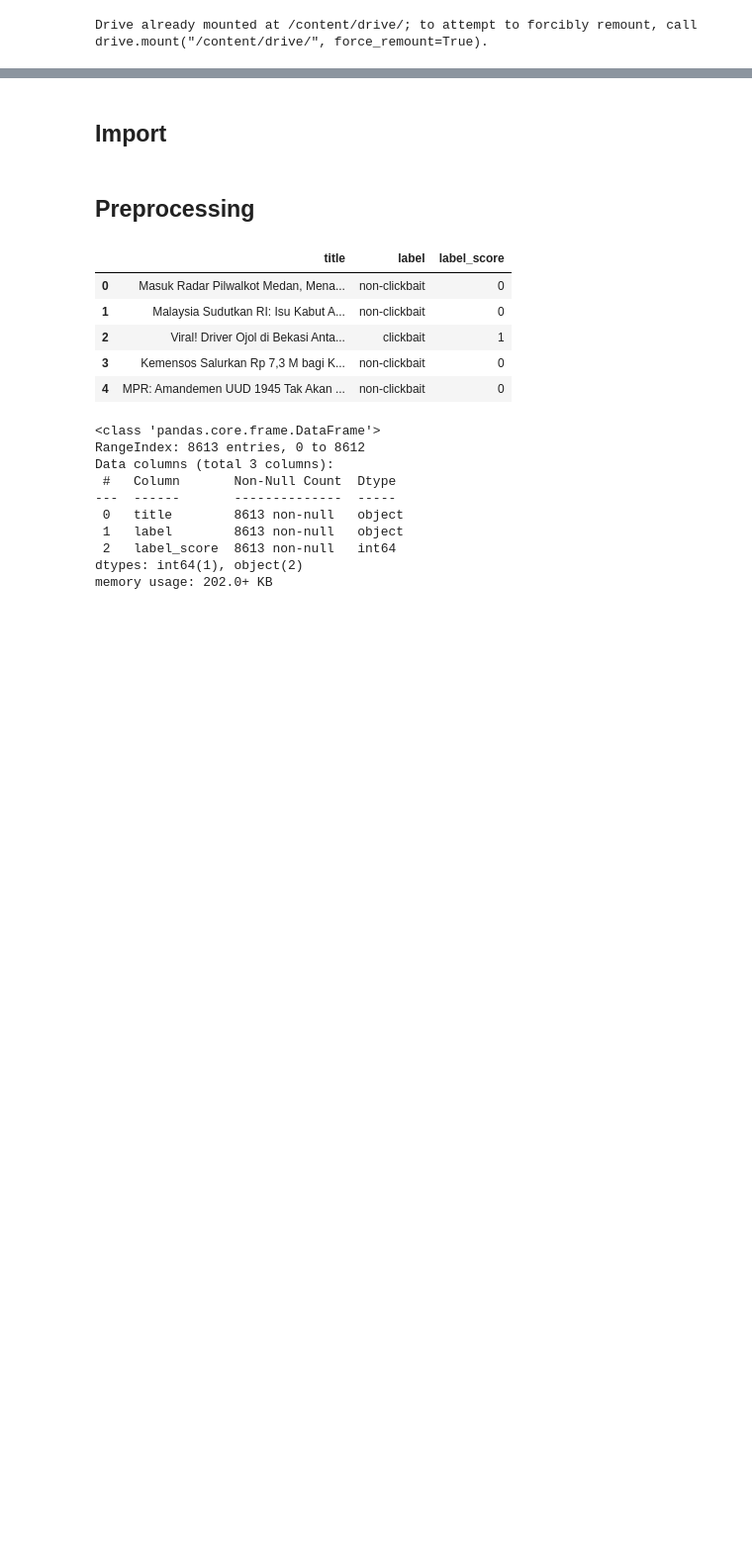
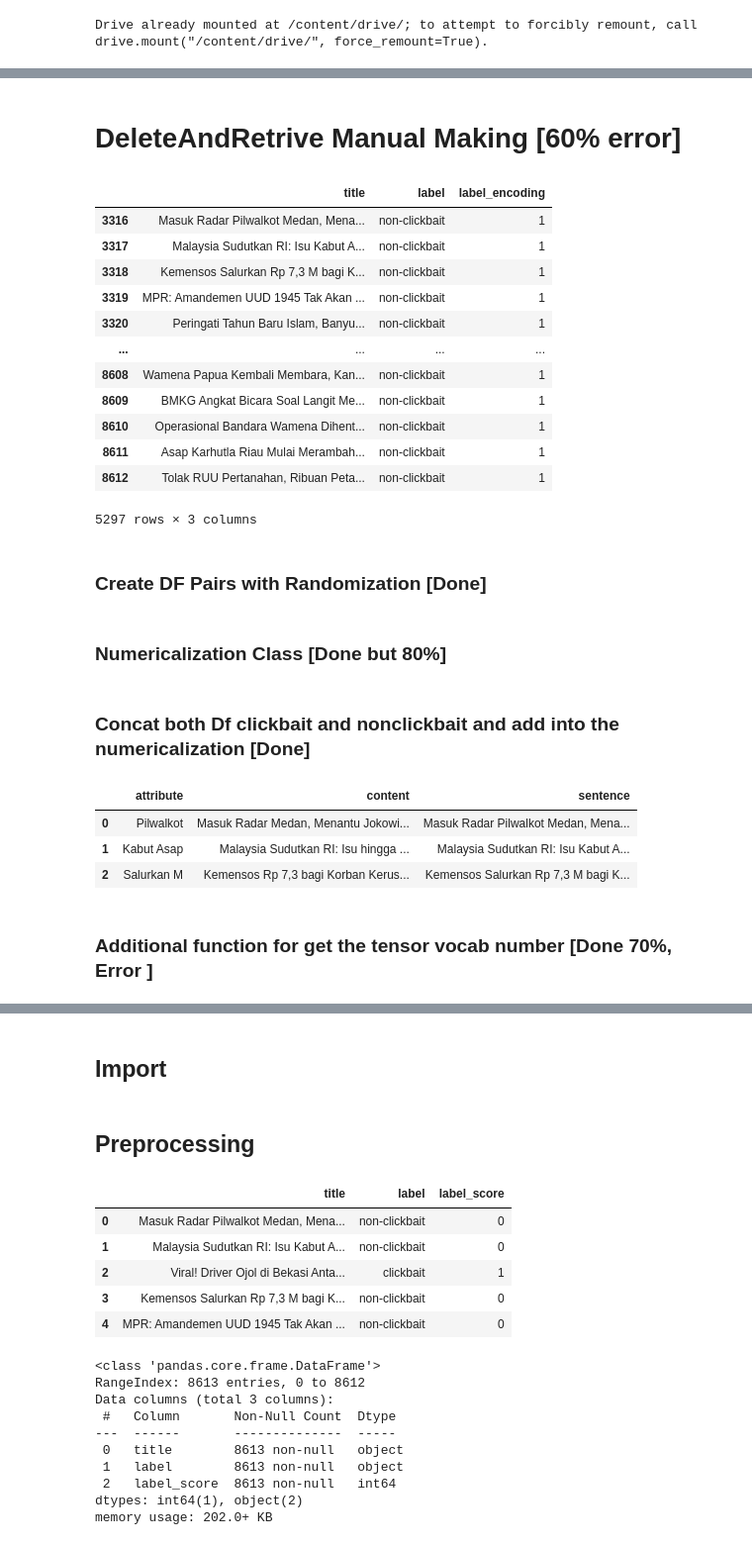
Before and after one commit to nurrizkyimani/nlp-clickbait-transfers, a Jupyter notebook: AUGUST_DONE_project_transfer.ipynb, the cells around one changed output, grey strips where cells are left out. Shown at 99% size. Drawn from its saved outputs; the diff is of its cells as text; code cells hidden in the pictures; blank space fills up the shorter version.

```diff
--- a/AUGUST_DONE_project_transfer.ipynb
+++ b/AUGUST_DONE_project_transfer.ipynb
@@ -10,0 +1533,21 @@ Drive already mounted at /content/drive/; to attempt to forcibly remount, call d
+# %% [markdown]
+# DeleteAndRetrive Manual Making [60% error]
+# %%
+df_nonclickbait_c
+# df_clickbait_c
+# %% [output]
+|  | title | label | label_encoding |
+| 3316 | Masuk Radar Pilwalkot Medan, Mena... | non-clickbait | 1 |
+| 3317 | Malaysia Sudutkan RI: Isu Kabut A... | non-clickbait | 1 |
+| 3318 | Kemensos Salurkan Rp 7,3 M bagi K... | non-clickbait | 1 |
+| 3319 | MPR: Amandemen UUD 1945 Tak Akan ... | non-clickbait | 1 |
+| 3320 | Peringati Tahun Baru Islam, Banyu... | non-clickbait | 1 |
+| ... | ... | ... | ... |
+| 8608 | Wamena Papua Kembali Membara, Kan... | non-clickbait | 1 |
+| 8609 | BMKG Angkat Bicara Soal Langit Me... | non-clickbait | 1 |
+| 8610 | Operasional Bandara Wamena Dihent... | non-clickbait | 1 |
+| 8611 | Asap Karhutla Riau Mulai Merambah... | non-clickbait | 1 |
+| 8612 | Tolak RUU Pertanahan, Ribuan Peta... | non-clickbait | 1 |
+5297 rows × 3 columns
+# %% [markdown]
+### Create DF Pairs with Randomization [Done]
@@ -10,0 +1645,2 @@ Drive already mounted at /content/drive/; to attempt to forcibly remount, call d
+# %% [markdown]
+### Numericalization Class [Done but 80%]
@@ -10,0 +1709,2 @@ Drive already mounted at /content/drive/; to attempt to forcibly remount, call d
+# %% [markdown]
+### Concat both Df clickbait and nonclickbait and add into the numericalization [Done]
@@ -10,0 +1714,7 @@ Drive already mounted at /content/drive/; to attempt to forcibly remount, call d
+# %%
+df_all_pairs.head(3)
+# %% [output]
+|  | attribute | content | sentence |
+| 0 | Pilwalkot | Masuk Radar Medan, Menantu Jokowi... | Masuk Radar Pilwalkot Medan, Mena... |
+| 1 | Kabut Asap | Malaysia Sudutkan RI: Isu hingga ... | Malaysia Sudutkan RI: Isu Kabut A... |
+| 2 | Salurkan M | Kemensos Rp 7,3 bagi Korban Kerus... | Kemensos Salurkan Rp 7,3 M bagi K... |
@@ -10,0 +1734,2 @@ Drive already mounted at /content/drive/; to attempt to forcibly remount, call d
+# %% [markdown]
+### Additional function for get the tensor vocab number [Done 70%, Error ]
```
Also changed, not shown: parts of 321 cells of this notebook.
